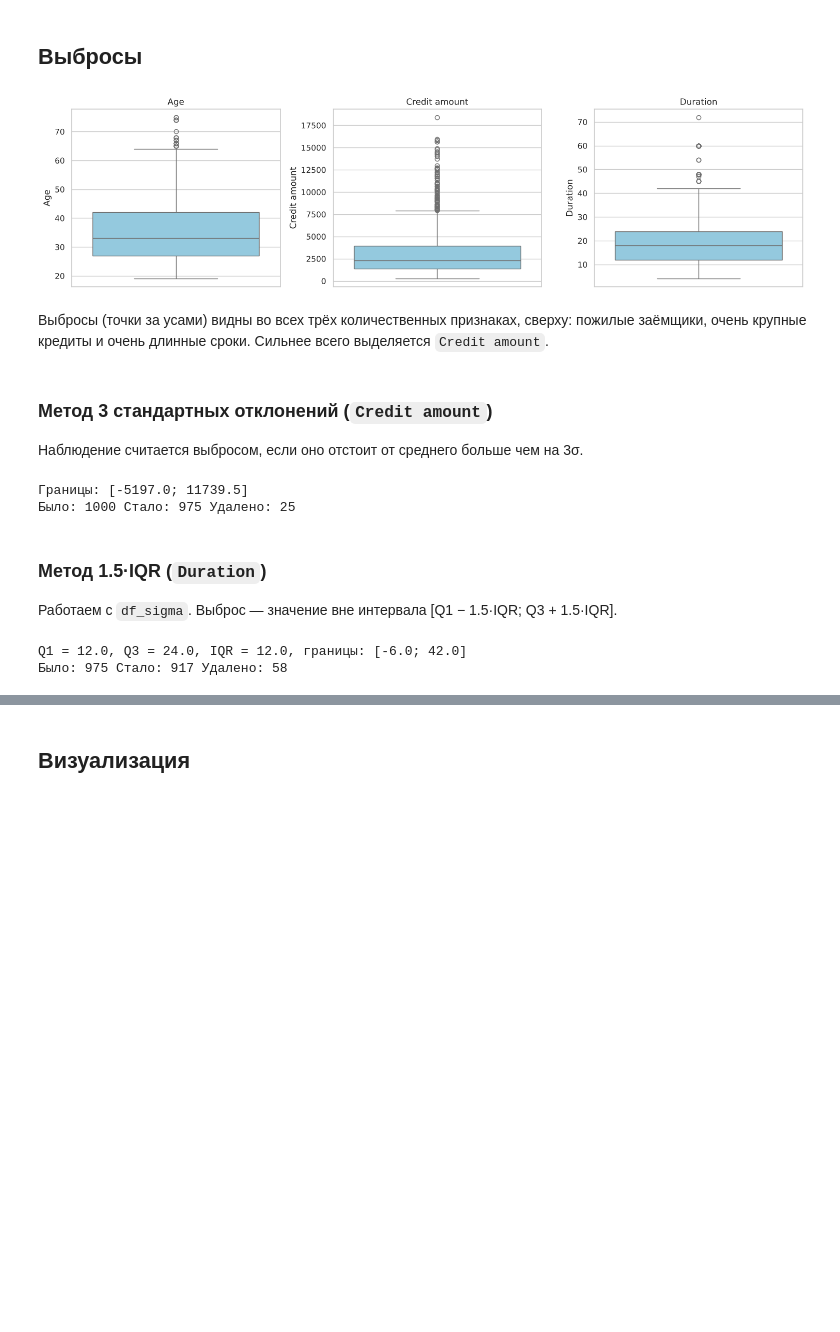
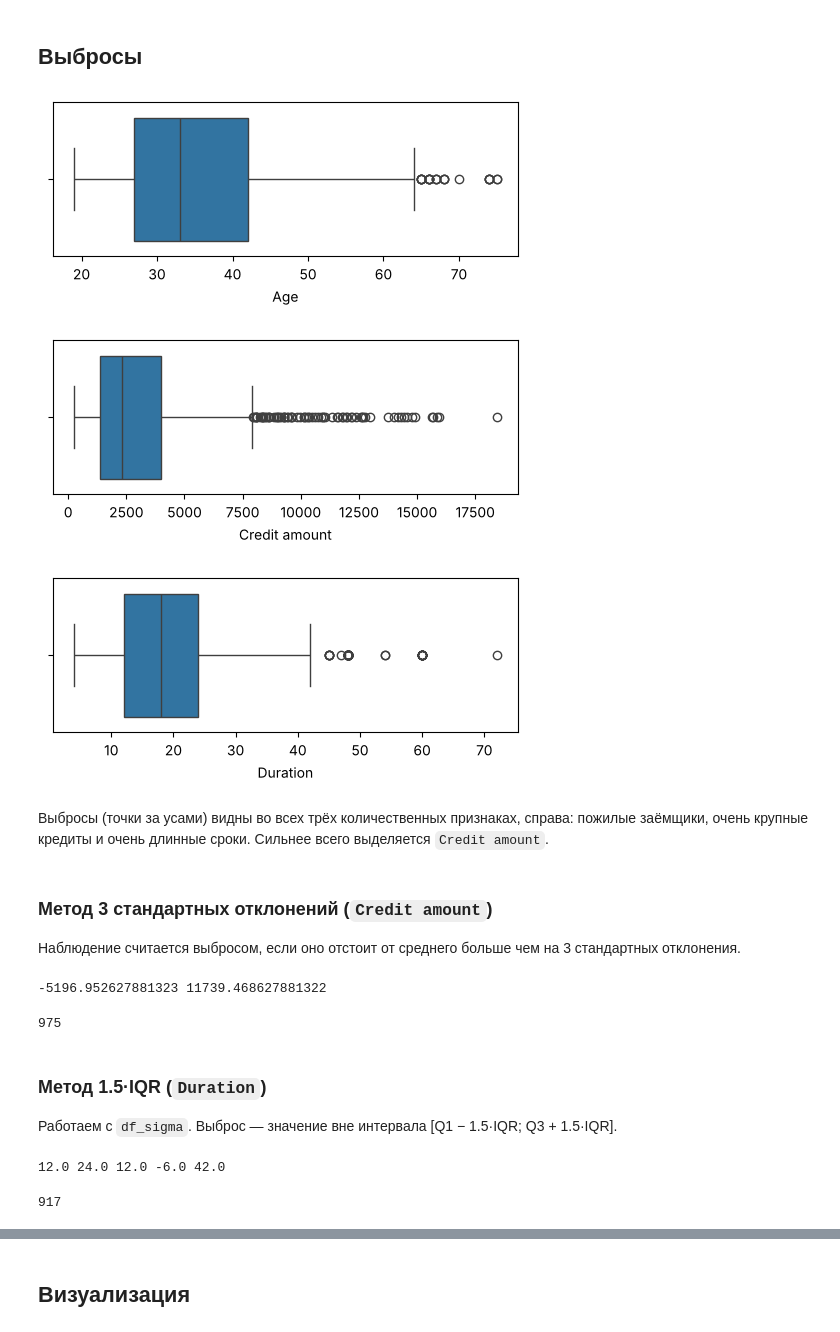
Before and after one commit to armenianhasl/andan, a Jupyter notebook: andan/german_credit_project.ipynb, the cells around one changed output, grey strips where cells are left out. Saved outputs shown, nothing was run; the diff lists cells and outputs as text; code cells hidden in the pictures; blank space fills up the shorter version.

```diff
--- a/andan/german_credit_project.ipynb
+++ b/andan/german_credit_project.ipynb
@@ -21,8 +21,6 @@ from sklearn.model_selection import train_test_split
 from sklearn.linear_model import LogisticRegression
 from sklearn.metrics import (accuracy_score, precision_score, recall_score,
                              f1_score, roc_auc_score, confusion_matrix)
-
-sns.set_theme(style='whitegrid')
 # %% [markdown]
 ## Описание данных
 
@@ -104,10 +101,13 @@ dtype: int64
 Пропуски есть в двух признаках: `Saving accounts` (183) и `Checking account` (394). Оба признака категориальные, поэтому подходящая мера центральной тенденции — **мода** (среднее и медиану для текстовых категорий посчитать нельзя).
 # %%
 df_clean = df.copy()
-for col in ['Saving accounts', 'Checking account']:
-    mode_value = df_clean[col].mode()[0]
-    print(col, '-> мода:', mode_value)
-    df_clean[col] = df_clean[col].fillna(mode_value)
 
-df_clean.isna().sum().sum()
+mode_saving = df_clean['Saving accounts'].mode()[0]
+mode_checking = df_clean['Checking account'].mode()[0]
+print(mode_saving, mode_checking)
+
+df_clean['Saving accounts'] = df_clean['Saving accounts'].fillna(mode_saving)
+df_clean['Checking account'] = df_clean['Checking account'].fillna(mode_checking)
+
+df_clean.isna().sum()
 # %% [output]
@@ -130,31 +141,32 @@ df_clean.shape
 # %%
 num_cols = ['Age', 'Credit amount', 'Duration']
 
-fig, axes = plt.subplots(1, 3, figsize=(15, 4))
-for ax, col in zip(axes, num_cols):
-    sns.boxplot(y=df_clean[col], ax=ax, color='skyblue')
-    ax.set_title(col)
-plt.tight_layout()
-plt.show()
+for col in num_cols:
+    plt.figure(figsize=(6, 2))
+    sns.boxplot(data=df_clean, x=col)
+    plt.show()
 # %% [output]
-[figure, old version]
+[figure, new version]
+[figure, added]
+[figure, added]
 # %% [markdown]
-Выбросы (точки за усами) видны во всех трёх количественных признаках, сверху: пожилые заёмщики, очень крупные кредиты и очень длинные сроки. Сильнее всего выделяется `Credit amount`.
+Выбросы (точки за усами) видны во всех трёх количественных признаках, справа: пожилые заёмщики, очень крупные кредиты и очень длинные сроки. Сильнее всего выделяется `Credit amount`.
 # %% [markdown]
 ### Метод 3 стандартных отклонений (`Credit amount`)
 
-Наблюдение считается выбросом, если оно отстоит от среднего больше чем на 3σ.
+Наблюдение считается выбросом, если оно отстоит от среднего больше чем на 3 стандартных отклонения.
 # %%
 mean_ca = df_clean['Credit amount'].mean()
 std_ca = df_clean['Credit amount'].std()
-lower, upper = mean_ca - 3 * std_ca, mean_ca + 3 * std_ca
-print(f'Границы: [{lower:.1f}; {upper:.1f}]')
+left = mean_ca - 3 * std_ca
+right = mean_ca + 3 * std_ca
+print(left, right)
 
-df_sigma = df_clean[(df_clean['Credit amount'] >= lower) & (df_clean['Credit amount'] <= upper)]
-print('Было:', len(df_clean), 'Стало:', len(df_sigma), 'Удалено:', len(df_clean) - len(df_sigma))
+df_sigma = df_clean[df_clean['Credit amount'].between(left, right)].copy()
+df_sigma.shape[0]
 # %% [output]
-Границы: [-5197.0; 11739.5]
-Было: 1000 Стало: 975 Удалено: 25
+-5196.952627881323 11739.468627881322
+975
 # %% [markdown]
 ### Метод 1.5·IQR (`Duration`)
 
@@ -163,12 +175,13 @@ print('Было:', len(df_clean), 'Стало:', len(df_sigma), 'Удалено:
 q1 = df_sigma['Duration'].quantile(0.25)
 q3 = df_sigma['Duration'].quantile(0.75)
 iqr = q3 - q1
-lower, upper = q1 - 1.5 * iqr, q3 + 1.5 * iqr
-print(f'Q1 = {q1}, Q3 = {q3}, IQR = {iqr}, границы: [{lower}; {upper}]')
+left = q1 - 1.5 * iqr
+right = q3 + 1.5 * iqr
+print(q1, q3, iqr, left, right)
 
-df_iqr = df_sigma[(df_sigma['Duration'] >= lower) & (df_sigma['Duration'] <= upper)]
-print('Было:', len(df_sigma), 'Стало:', len(df_iqr), 'Удалено:', len(df_sigma) - len(df_iqr))
+df_iqr = df_sigma[df_sigma['Duration'].between(left, right)].copy()
+df_iqr.shape[0]
 # %% [output]
-Q1 = 12.0, Q3 = 24.0, IQR = 12.0, границы: [-6.0; 42.0]
-Было: 975 Стало: 917 Удалено: 58
+12.0 24.0 12.0 -6.0 42.0
+917
 # %% [markdown]
```
Also changed, not shown: parts of 74 cells of this notebook, 1 other file.
